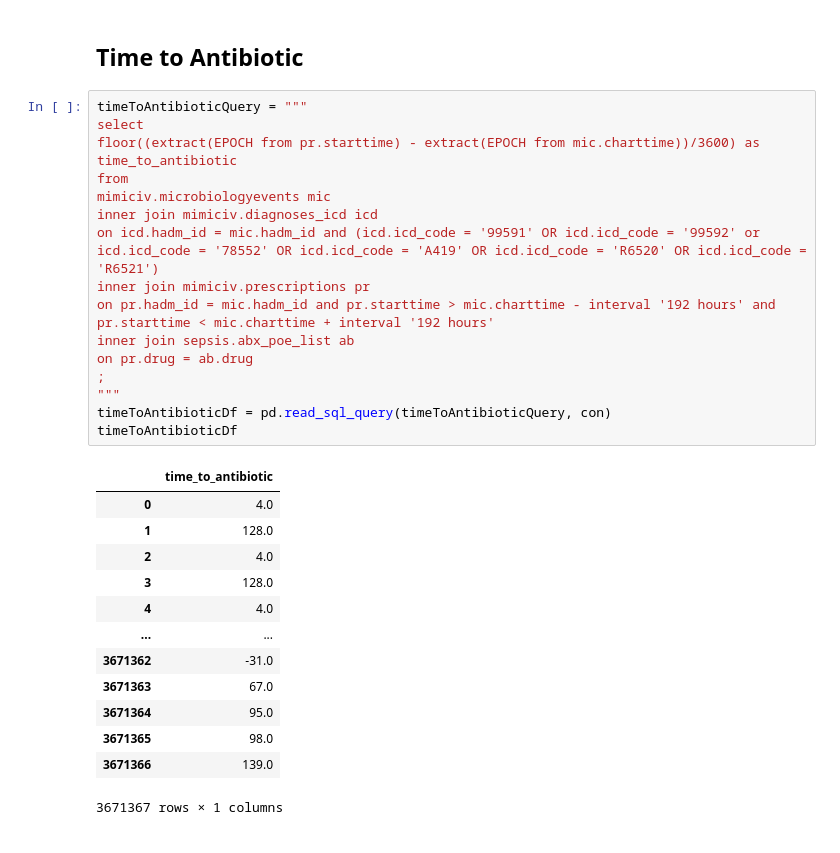
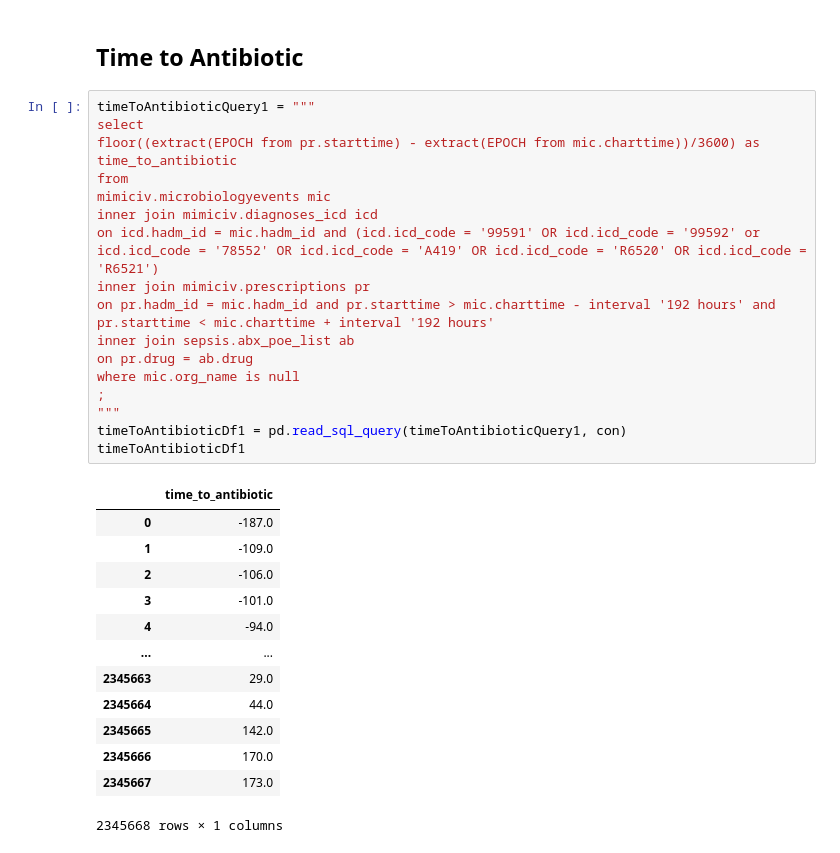
Before and after one commit to ryashpal/ML, a Jupyter notebook: mortality/explore_microbiology_cultures.ipynb, the cells around one changed output. Saved outputs shown, nothing was run; the diff lists cells and outputs as text.

```diff
--- a/mortality/explore_microbiology_cultures.ipynb
+++ b/mortality/explore_microbiology_cultures.ipynb
@@ -553,32 +553,33 @@ specTypeDf
 # %% [markdown]
 ## Time to Antibiotic
 # %%
-timeToAntibioticQuery = """
+timeToAntibioticQuery1 = """
 select
 floor((extract(EPOCH from pr.starttime) - extract(EPOCH from mic.charttime))/3600) as time_to_antibiotic
 from
 mimiciv.microbiologyevents mic
 inner join mimiciv.diagnoses_icd icd
 on icd.hadm_id = mic.hadm_id and (icd.icd_code = '99591' OR icd.icd_code = '99592' or icd.icd_code = '78552' OR icd.icd_code = 'A419' OR icd.icd_code = 'R6520' OR icd.icd_code = 'R6521')
 inner join mimiciv.prescriptions pr
 on pr.hadm_id = mic.hadm_id and pr.starttime > mic.charttime - interval '192 hours' and pr.starttime < mic.charttime + interval '192 hours'
 inner join sepsis.abx_poe_list ab
 on pr.drug = ab.drug
+where mic.org_name is null
 ;
 """
-timeToAntibioticDf = pd.read_sql_query(timeToAntibioticQuery, con)
-timeToAntibioticDf
+timeToAntibioticDf1 = pd.read_sql_query(timeToAntibioticQuery1, con)
+timeToAntibioticDf1
 # %% [output]
 |  | time_to_antibiotic |
-| 0 | 4.0 |
-| 1 | 128.0 |
-| 2 | 4.0 |
-| 3 | 128.0 |
-| 4 | 4.0 |
+| 0 | -187.0 |
+| 1 | -109.0 |
+| 2 | -106.0 |
+| 3 | -101.0 |
+| 4 | -94.0 |
 | ... | ... |
-| 3671362 | -31.0 |
-| 3671363 | 67.0 |
-| 3671364 | 95.0 |
-| 3671365 | 98.0 |
-| 3671366 | 139.0 |
+| 2345663 | 29.0 |
+| 2345664 | 44.0 |
+| 2345665 | 142.0 |
+| 2345666 | 170.0 |
+| 2345667 | 173.0 |
-3671367 rows × 1 columns
+2345668 rows × 1 columns
```
Also changed, not shown: parts of 6 cells of this notebook.
